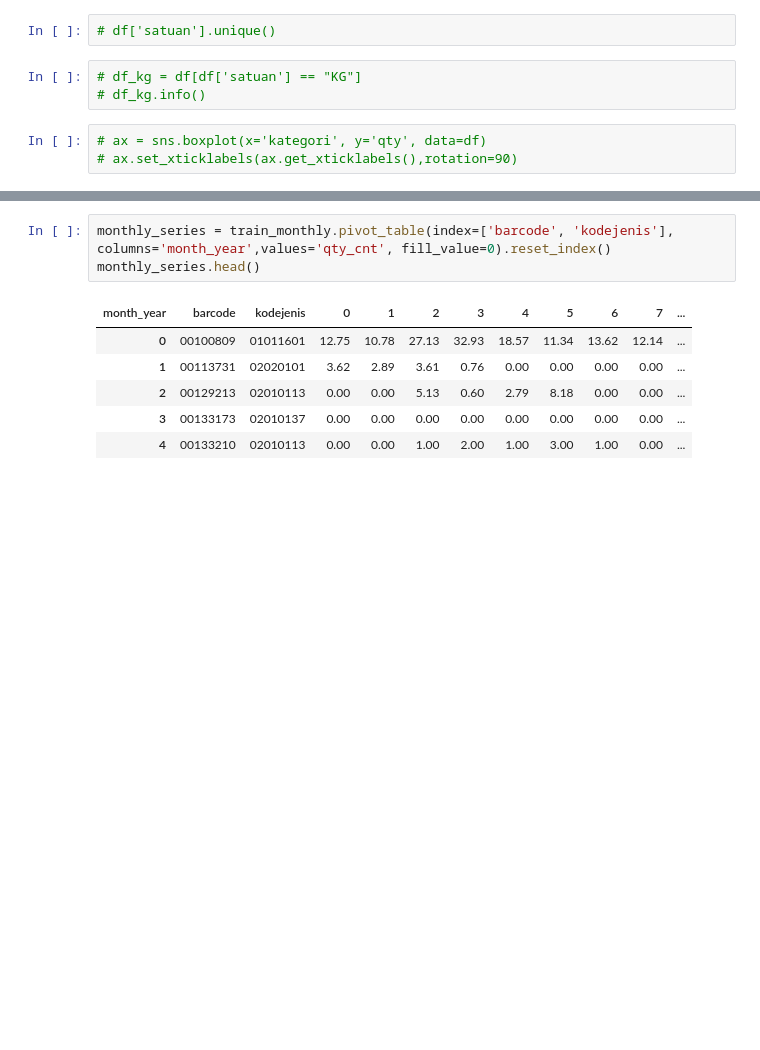
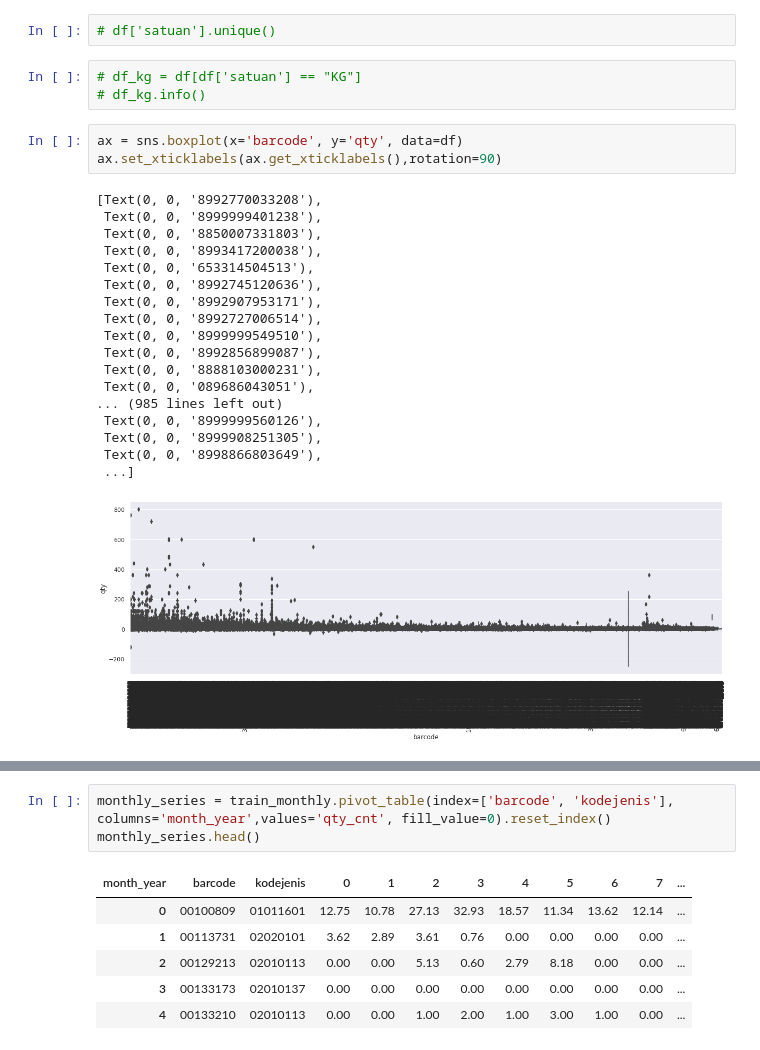
Before and after one commit to diegoray/sales-prediction-gru, a Jupyter notebook: ipynb/train 2020 - 2021_batch 32.ipynb, the cells around one changed output, grey strips where cells are left out. Drawn from its saved outputs; the diff is of its cells as text; blank space fills up the shorter version.

```diff
--- a/ipynb/train 2020 - 2021_batch 32.ipynb
+++ b/ipynb/train 2020 - 2021_batch 32.ipynb
@@ -169,8 +172,27 @@ None
 # df_kg = df[df['satuan'] == "KG"]
 # df_kg.info()
 # %%
-# ax = sns.boxplot(x='kategori', y='qty', data=df)
-# ax.set_xticklabels(ax.get_xticklabels(),rotation=90)
+ax = sns.boxplot(x='barcode', y='qty', data=df)
+ax.set_xticklabels(ax.get_xticklabels(),rotation=90)
+# %% [output]
+[Text(0, 0, '8992770033208'),
+ Text(0, 0, '8999999401238'),
+ Text(0, 0, '8850007331803'),
+ Text(0, 0, '8993417200038'),
+ Text(0, 0, '653314504513'),
+ Text(0, 0, '8992745120636'),
+ Text(0, 0, '8992907953171'),
+ Text(0, 0, '8992727006514'),
+ Text(0, 0, '8999999549510'),
+ Text(0, 0, '8992856899087'),
+ Text(0, 0, '8888103000231'),
+ Text(0, 0, '089686043051'),
+... (985 lines left out)
+ Text(0, 0, '8999999560126'),
+ Text(0, 0, '8999908251305'),
+ Text(0, 0, '8998866803649'),
+ ...]
+[figure, added]
 # %%
 train_monthly = df[['tgl', 'month_year', 'kodejenis', 'barcode', 'qty']].copy()
 train_monthly = train_monthly.sort_values('tgl').groupby(['month_year', 'kodejenis', 'barcode'], as_index=False)
```
Also changed, not shown: parts of 3 cells of this notebook, 20 other files.
